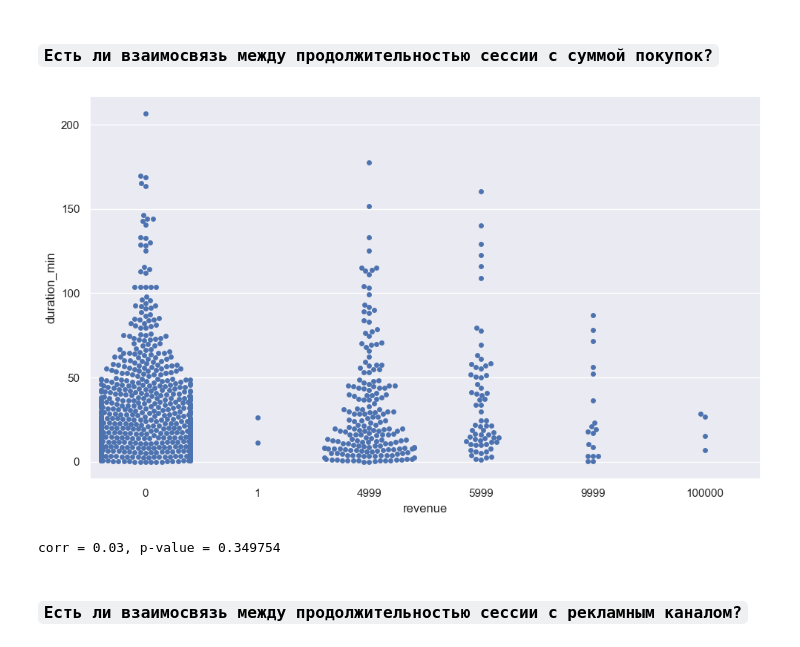
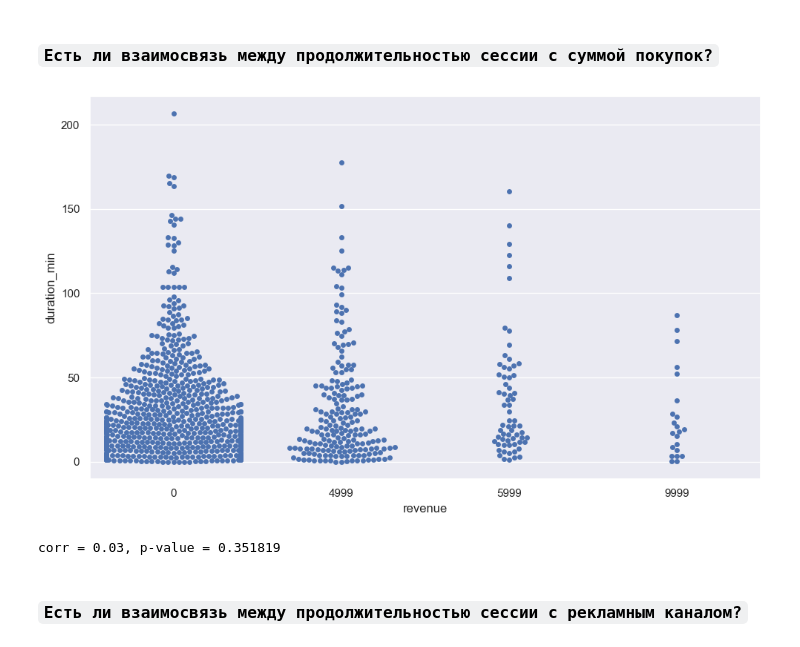
Before and after one commit to abrormaksudov/data_analysis_yl, a Jupyter notebook: go_5.ipynb, the cells around one changed output. Saved outputs shown, nothing was run; the diff lists cells and outputs as text; code cells hidden in the pictures.

```diff
--- a/go_5.ipynb
+++ b/go_5.ipynb
@@ -254,22 +254,22 @@ REMOVED DATAFRAME: 0.1486870311736045
 # %%
 def test_hypothesis_7(data):
     df = data.copy()
     df['duration_min'] = df['sessiondurationsec'] / 60
     plt.figure(figsize=(10, 6))
     sns.swarmplot(x='revenue', y='duration_min', data=df)
     plt.tight_layout()
     plt.show()
 
     corr, p = stats.spearmanr(df['sessiondurationsec'], df['revenue'])
     print(f'corr = {round(float(corr), 2)}, p-value = {round(float(p), 6)}')
 
-test_hypothesis_7(df)
+test_hypothesis_7(df_replaced)
 # for df_go, df_name in dfs:
 #     print(df_name, test_hypothesis_7(df_go))
 #     print()
 # %% [output]
-[figure, old version]
+[figure, new version]
-corr = 0.03, p-value = 0.349754
+corr = 0.03, p-value = 0.351819
 # %% [markdown]
 ### `Есть ли взаимосвязь между продолжительностью сессии с рекламным каналом?`
 # %%
```
